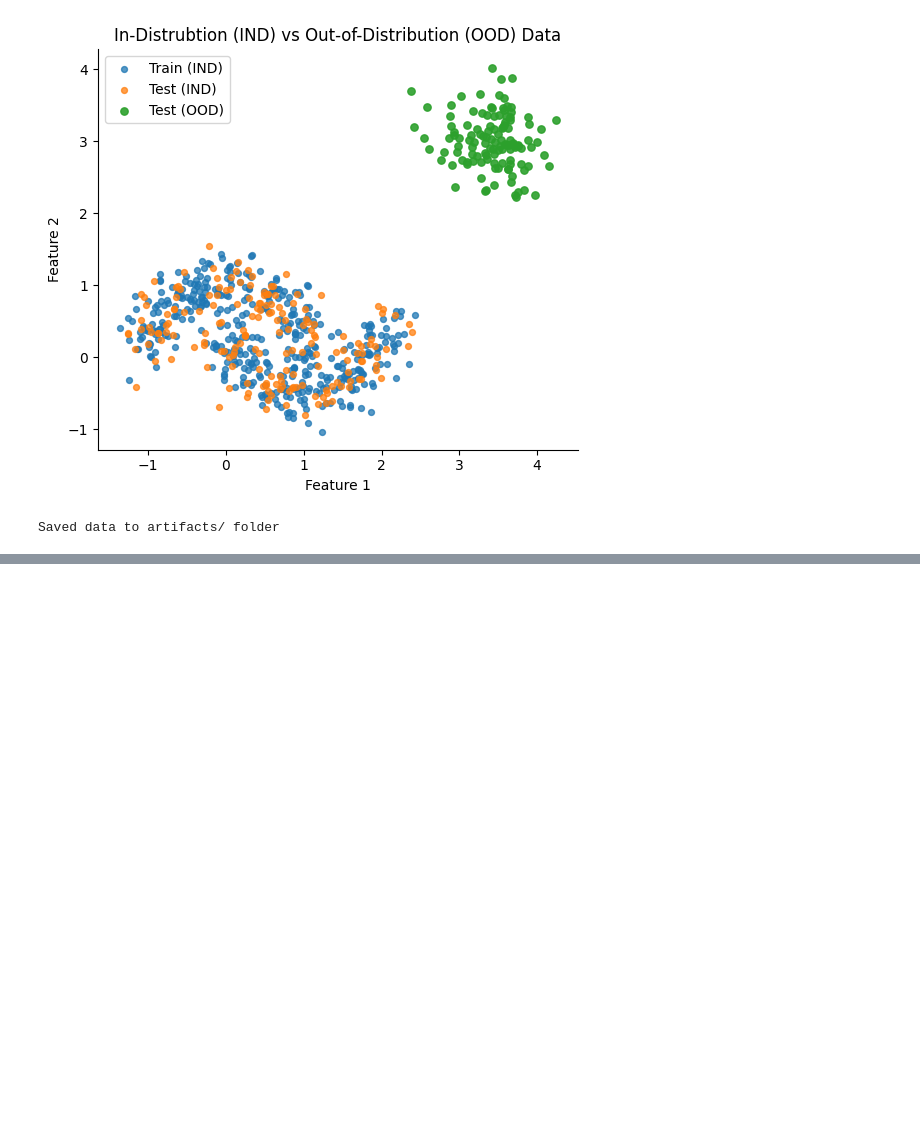
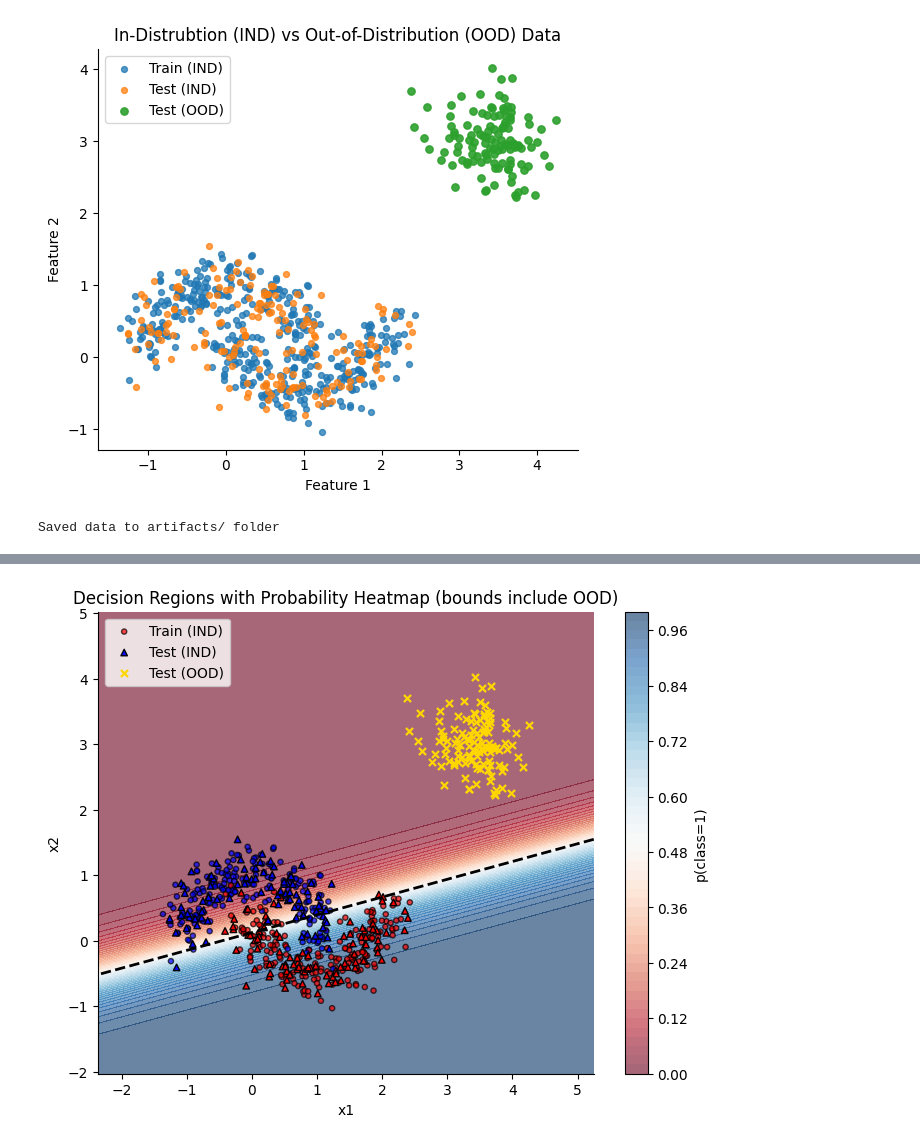
Before and after one commit to 0genblik/outlier-det, a Jupyter notebook: detection.ipynb, the cells around one changed output, grey strips where cells are left out. Cells and saved outputs as stored; diff of their text form; code cells hidden in the pictures; blank space fills up the shorter version.

```diff
--- a/detection.ipynb
+++ b/detection.ipynb
@@ -78,0 +134,12 @@ Saved data to artifacts/ folder
+# %%
+from sklearn.pipeline import make_pipeline
+from sklearn.preprocessing import StandardScaler
+from sklearn.linear_model import LogisticRegression
+
+clf = make_pipeline(
+    StandardScaler(), # puts our features on comparable scales
+    LogisticRegression(random_state=rng) # logistic regression model
+)
+
+clf.fit(X_train, y_train)
+print("Trained model.")
@@ -78,0 +172,36 @@ Saved data to artifacts/ folder
+# %%
+# construct bounds that include train and OOD data
+X_for_bounds = np.vstack([X_train, X_ood])
+pad = 1.0
+
+x_min, x_max = X_for_bounds[:, 0].min() - pad, X_for_bounds[:, 0].max() + pad
+y_min, y_max = X_for_bounds[:, 1].min() - pad, X_for_bounds[:, 1].max() + pad
+
+# grid of points across this rectangle
+xx, yy = np.meshgrid(np.linspace(x_min, x_max, 500), np.linspace(y_min, y_max, 500))
+grid = np.c_[xx.ravel(), yy.ravel()]
+
+# predict probability of class 1 for each point in the grid
+probs = clf.predict_proba(grid)[:, 1].reshape(xx.shape)
+
+# plotting
+plt.figure(figsize=(8, 6))
+contour = plt.contourf(xx, yy, probs, levels=50, cmap="RdBu", alpha=0.6)
+cbar = plt.colorbar(contour)
+cbar.set_label("p(class=1)")
+
+plt.contour(xx,yy, probs, levels=[0.5], colors='black', linestyles='--', linewidths=2, label='Decision Boundary')
+
+plt.scatter(X_train[:, 0], X_train[:, 1],
+            c=y_train, cmap="bwr", s=14, edgecolor="k", alpha=0.70, label="Train (IND)")
+plt.scatter(X_ind_test[:, 0], X_ind_test[:, 1],
+            c=y_ind_test, cmap="bwr", s=22, marker="^", edgecolor="k", alpha=0.95, label="Test (IND)")
+plt.scatter(X_ood[:, 0], X_ood[:, 1],
+            c="gold", s=26, marker="x", linewidths=1.6, label="Test (OOD)")
+
+plt.title("Decision Regions with Probability Heatmap (bounds include OOD)")
+plt.xlabel("x1"); plt.ylabel("x2")
+plt.legend(loc="upper left")
+plt.show()
+# %% [output]
+[figure, added]
```
Also changed, not shown: parts of 6 cells of this notebook.
